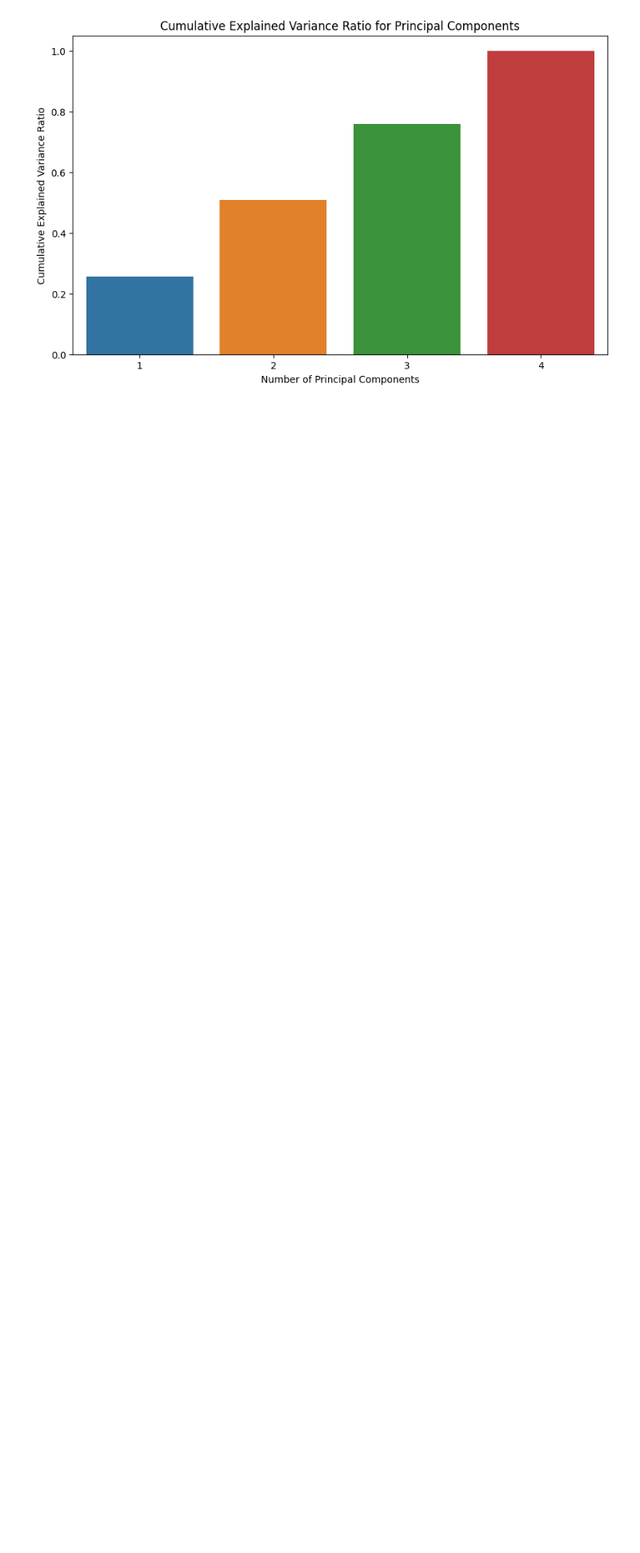
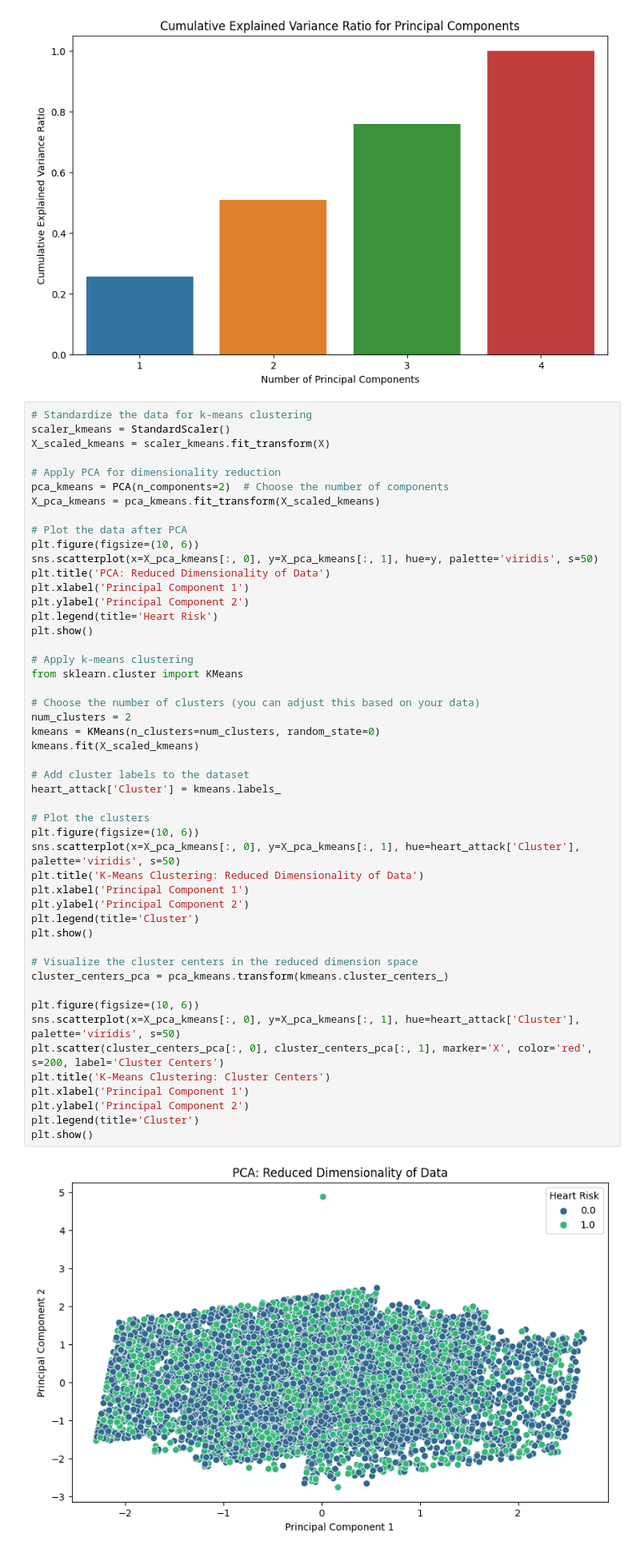
Before and after one commit to Pathin220/4105_Project, a Jupyter notebook: Project_Complete_Classic_ML.ipynb, the cells around one changed output. Shown at 80% size. Cells and saved outputs as stored; diff of their text form; blank space fills up the shorter version.

```diff
--- a/Project_Complete_Classic_ML.ipynb
+++ b/Project_Complete_Classic_ML.ipynb
@@ -535,3 +535,54 @@ plt.ylabel('Cumulative Explained Variance Ratio')
 plt.show()
 # %% [output]
 [figure]
+# %%
+# Standardize the data for k-means clustering
+scaler_kmeans = StandardScaler()
+X_scaled_kmeans = scaler_kmeans.fit_transform(X)
+
+# Apply PCA for dimensionality reduction
+pca_kmeans = PCA(n_components=2)  # Choose the number of components
+X_pca_kmeans = pca_kmeans.fit_transform(X_scaled_kmeans)
+
+# Plot the data after PCA
+plt.figure(figsize=(10, 6))
+sns.scatterplot(x=X_pca_kmeans[:, 0], y=X_pca_kmeans[:, 1], hue=y, palette='viridis', s=50)
+plt.title('PCA: Reduced Dimensionality of Data')
+plt.xlabel('Principal Component 1')
+plt.ylabel('Principal Component 2')
+plt.legend(title='Heart Risk')
+plt.show()
+
+# Apply k-means clustering
+from sklearn.cluster import KMeans
+
+# Choose the number of clusters (you can adjust this based on your data)
+num_clusters = 2
+kmeans = KMeans(n_clusters=num_clusters, random_state=0)
+kmeans.fit(X_scaled_kmeans)
+
+# Add cluster labels to the dataset
+heart_attack['Cluster'] = kmeans.labels_
+
+# Plot the clusters
+plt.figure(figsize=(10, 6))
+sns.scatterplot(x=X_pca_kmeans[:, 0], y=X_pca_kmeans[:, 1], hue=heart_attack['Cluster'], palette='viridis', s=50)
+plt.title('K-Means Clustering: Reduced Dimensionality of Data')
+plt.xlabel('Principal Component 1')
+plt.ylabel('Principal Component 2')
+plt.legend(title='Cluster')
+plt.show()
+
+# Visualize the cluster centers in the reduced dimension space
+cluster_centers_pca = pca_kmeans.transform(kmeans.cluster_centers_)
+
+plt.figure(figsize=(10, 6))
+sns.scatterplot(x=X_pca_kmeans[:, 0], y=X_pca_kmeans[:, 1], hue=heart_attack['Cluster'], palette='viridis', s=50)
+plt.scatter(cluster_centers_pca[:, 0], cluster_centers_pca[:, 1], marker='X', color='red', s=200, label='Cluster Centers')
+plt.title('K-Means Clustering: Cluster Centers')
+plt.xlabel('Principal Component 1')
+plt.ylabel('Principal Component 2')
+plt.legend(title='Cluster')
+plt.show()
+# %% [output]
+[figure, added]
```
Also changed, not shown: parts of 1 cell of this notebook.
